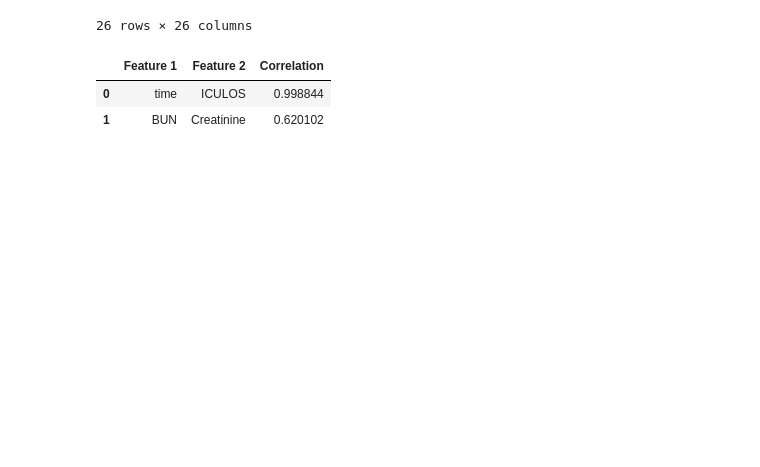
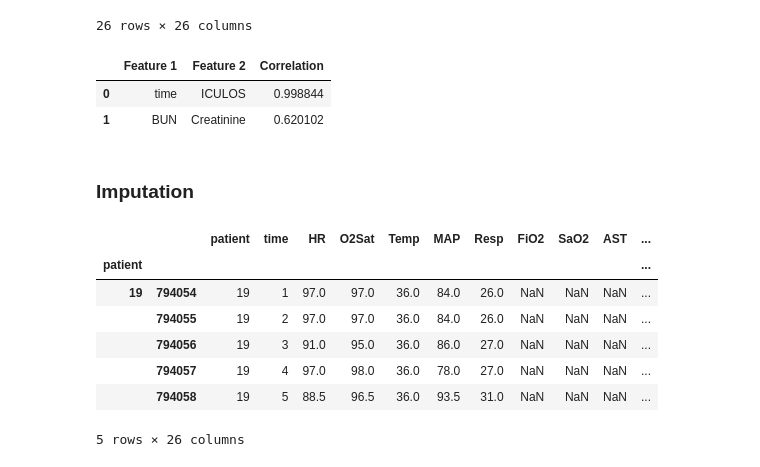
Before and after one commit to pineapple-666/Detect-Sepsis-in-Patients-Before-it-Emerges, a Jupyter notebook: notebook/Step1_Data_Exploring.ipynb, the cells around one changed output. Saved outputs shown, nothing was run; the diff lists cells and outputs as text; code cells hidden in the pictures; blank space fills up the shorter version.

```diff
--- a/notebook/Step1_Data_Exploring.ipynb
+++ b/notebook/Step1_Data_Exploring.ipynb
@@ -271,3 +271,25 @@ display(high_corr_df.sort_values(by='Correlation', ascending=False))
 |  | Feature 1 | Feature 2 | Correlation |
 | 0 | time | ICULOS | 0.998844 |
 | 1 | BUN | Creatinine | 0.620102 |
+# %% [markdown]
+### Imputation
+# %%
+train_df_impute = train_df_mod.copy()
+columns_impute = list(train_df_impute.columns)
+# %%
+# bfill and ffill for imputing
+# bfill first because usually a record approaching the end is usually worse, as the development of an illness
+
+grouped_by_patient = train_df_impute.groupby('patient')
+train_df_impute = grouped_by_patient.apply(lambda x: x.bfill().ffill())
+# %%
+train_df_impute.head()
+# %% [output]
+|  |  | patient | time | HR | O2Sat | Temp | MAP | Resp | FiO2 | SaO2 | AST | ... |
+| patient |  |  |  |  |  |  |  |  |  |  |  | ... |
+| 19 | 794054 | 19 | 1 | 97.0 | 97.0 | 36.0 | 84.0 | 26.0 | NaN | NaN | NaN | ... |
+|  | 794055 | 19 | 2 | 97.0 | 97.0 | 36.0 | 84.0 | 26.0 | NaN | NaN | NaN | ... |
+|  | 794056 | 19 | 3 | 91.0 | 95.0 | 36.0 | 86.0 | 27.0 | NaN | NaN | NaN | ... |
+|  | 794057 | 19 | 4 | 97.0 | 98.0 | 36.0 | 78.0 | 27.0 | NaN | NaN | NaN | ... |
+|  | 794058 | 19 | 5 | 88.5 | 96.5 | 36.0 | 93.5 | 31.0 | NaN | NaN | NaN | ... |
+5 rows × 26 columns
```
Also changed, not shown: parts of 9 cells of this notebook.
